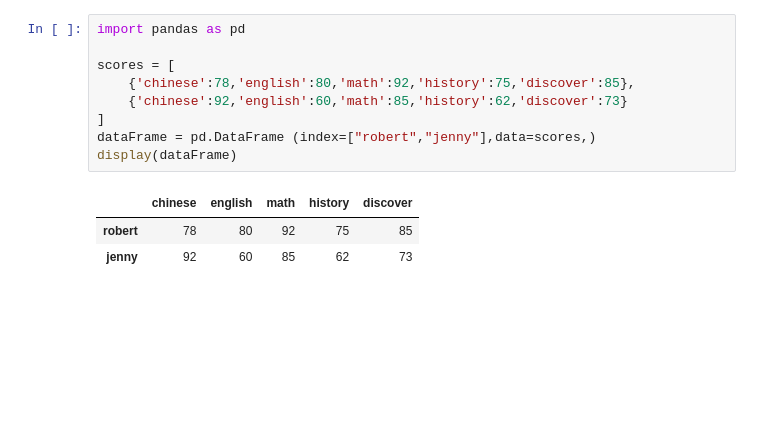
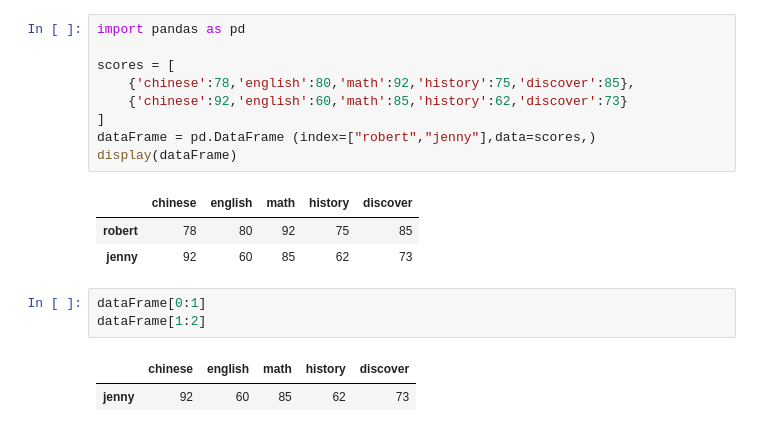
Before and after one commit to Han7502/2023_11_14_2_4, a Jupyter notebook: lesson16/lesson16_2.ipynb, the cells around one changed output. Saved outputs shown, nothing was run; the diff lists cells and outputs as text; blank space fills up the shorter version.

```diff
--- a/lesson16/lesson16_2.ipynb
+++ b/lesson16/lesson16_2.ipynb
@@ -58,3 +58,9 @@ display(dataFrame)
 |  | chinese | english | math | history | discover |
 | robert | 78 | 80 | 92 | 75 | 85 |
 | jenny | 92 | 60 | 85 | 62 | 73 |
+# %%
+dataFrame[0:1]
+dataFrame[1:2]
+# %% [output]
+|  | chinese | english | math | history | discover |
+| jenny | 92 | 60 | 85 | 62 | 73 |
```
Also changed, not shown: parts of 4 cells of this notebook.
